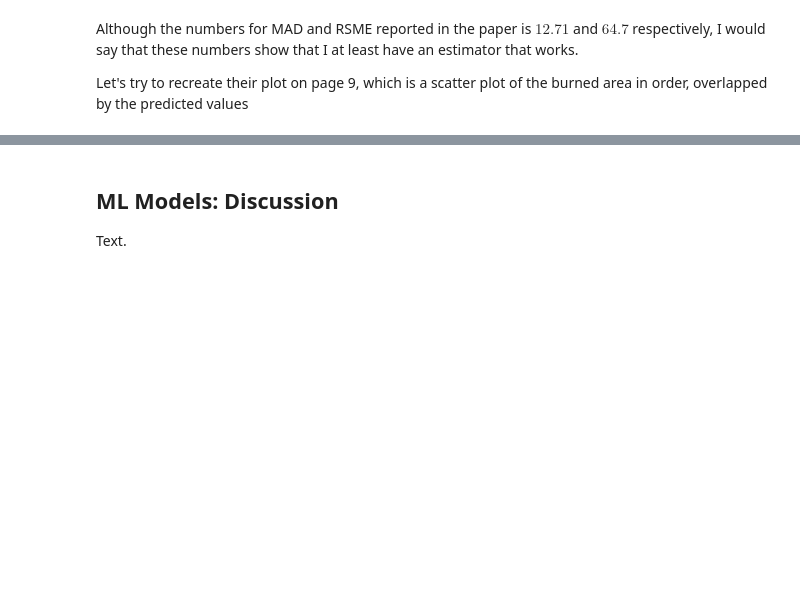
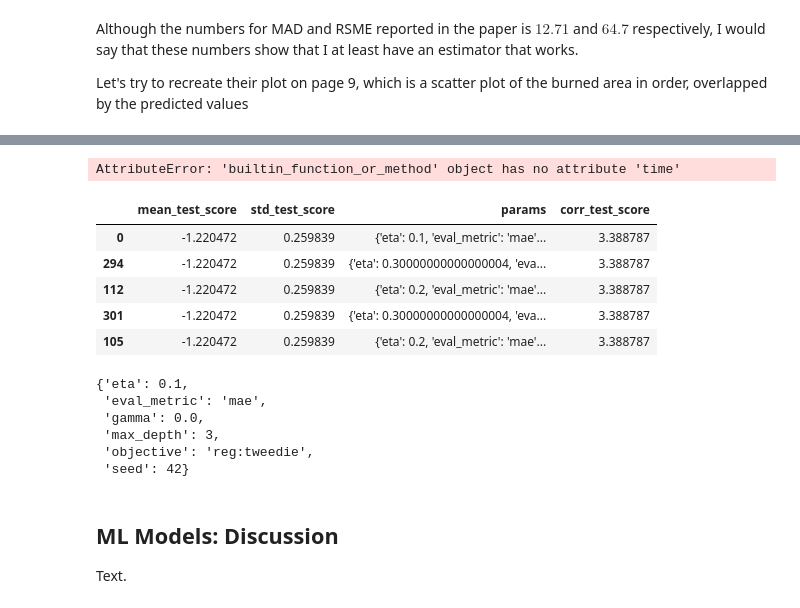
Before and after one commit to SThornewillvE/Udacity-DataScience-Nanodegree, a Jupyter notebook: 04_data-science_blog_post/python/fires.ipynb, the cells around one changed output, grey strips where cells are left out. Drawn from its saved outputs; the diff is of its cells as text; code cells hidden in the pictures; blank space fills up the shorter version.

```diff
--- a/04_data-science_blog_post/python/fires.ipynb
+++ b/04_data-science_blog_post/python/fires.ipynb
@@ -496,3 +481,45 @@ Text.
+# %%
+params = {'objective': ['reg:tweedie'],
+         'eta': np.arange(0.1, 0.5, 0.1),
+         'gamma': np.arange(0.2, 3, 0.2),
+         'max_depth': np.arange(0, 7, 1),
+         'eval_metric': ['mae'],
+         'seed': [42]}
+
+xgb_grid = GridSearchCV(XGBRegressor(), param_grid=params, cv=5, scoring="neg_mean_absolute_error")
+# %%
+start_time = time()
+xgb_grid.fit(X, y)
+end_time = time()
+
+print("\t Search complete! Took {} minutes to run.".format(round((end_time-start_time)/60, 2)))
+# %% [output]
+AttributeError: 'builtin_function_or_method' object has no attribute 'time'
+# %%
+grid_results = pd.DataFrame(xgb_grid.cv_results_)[["mean_test_score",
+                                                  "std_test_score",
+                                                  "params"]]
+
+grid_results["corr_test_score"] = grid_results["mean_test_score"].apply(lambda x: np.exp(-x))
+# %%
+grid_results.sort_values(by=["corr_test_score"], ascending=True).head()
+# %% [output]
+|  | mean_test_score | std_test_score | params | corr_test_score |
+| 0 | -1.220472 | 0.259839 | {'eta': 0.1, 'eval_metric': 'mae'... | 3.388787 |
+| 294 | -1.220472 | 0.259839 | {'eta': 0.30000000000000004, 'eva... | 3.388787 |
+| 112 | -1.220472 | 0.259839 | {'eta': 0.2, 'eval_metric': 'mae'... | 3.388787 |
+| 301 | -1.220472 | 0.259839 | {'eta': 0.30000000000000004, 'eva... | 3.388787 |
+| 105 | -1.220472 | 0.259839 | {'eta': 0.2, 'eval_metric': 'mae'... | 3.388787 |
+# %%
+# Print top parameters
+grid_results.sort_values(by=["corr_test_score"], ascending=True)["params"][3]
+# %% [output]
+{'eta': 0.1,
+ 'eval_metric': 'mae',
+ 'gamma': 0.0,
+ 'max_depth': 3,
+ 'objective': 'reg:tweedie',
+ 'seed': 42}
 # %% [markdown]
 ## ML Models: Discussion
 Text.
```
Also changed, not shown: parts of 19 cells of this notebook.
